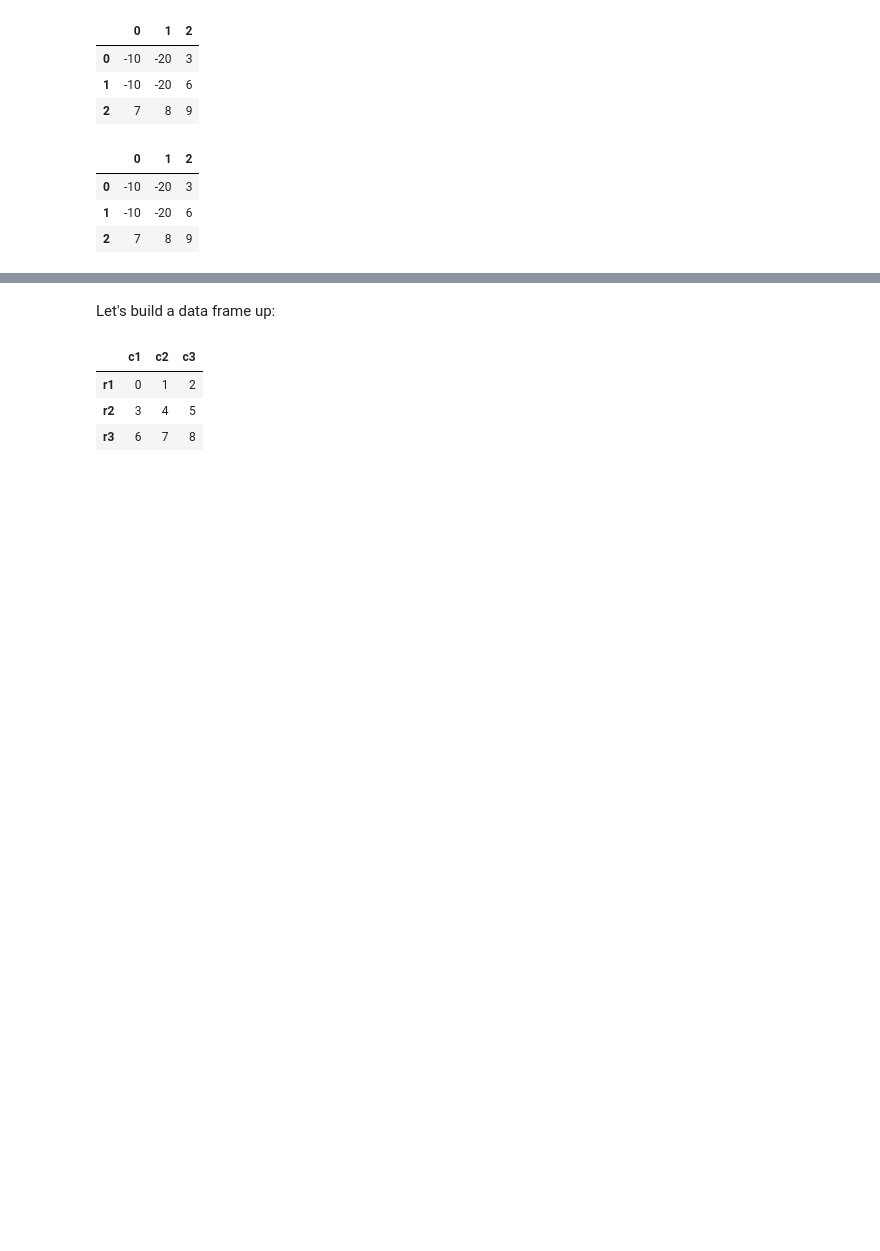
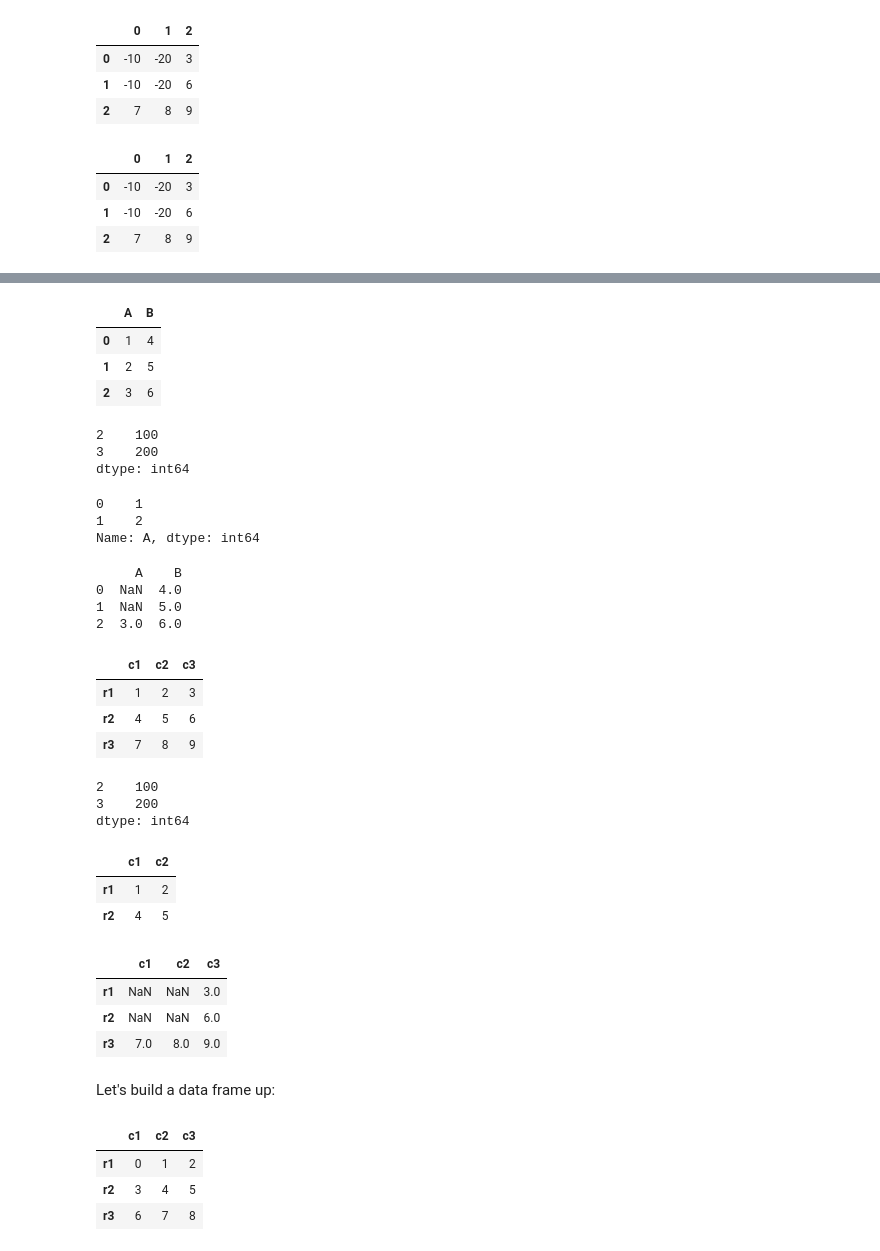
Before and after one commit to AaronHung/fbapt-python, a Jupyter notebook: src/30 - Pandas/05 - Selecting Data/Selecting Data aaron.ipynb, the cells around one changed output, grey strips where cells are left out. Drawn from its saved outputs; the diff is of its cells as text; code cells hidden in the pictures; blank space fills up the shorter version.

```diff
--- a/src/30 - Pandas/05 - Selecting Data/Selecting Data aaron.ipynb
+++ b/src/30 - Pandas/05 - Selecting Data/Selecting Data aaron.ipynb
@@ -257,3 +445,72 @@ df
+# %%
+import pandas as pd
+
+df = pd.DataFrame({
+    'A': [1, 2, 3],
+    'B': [4, 5, 6]
+})
+
+df
+# %% [output]
+|  | A | B |
+| 0 | 1 | 4 |
+| 1 | 2 | 5 |
+| 2 | 3 | 6 |
+# %%
+
+series = pd.Series([100, 200], index=[2, 3])  # Different index labels
+series
+# %% [output]
+2    100
+3    200
+dtype: int64
+# %%
+df.loc[0:1, 'A']
+# %% [output]
+0    1
+1    2
+Name: A, dtype: int64
+# %%
+df.loc[0:1, 'A'] = series
+print(df)
+# %% [output]
+     A    B
+0  NaN  4.0
+1  NaN  5.0
+2  3.0  6.0
+# %%
+df = pd.DataFrame(
+    np.arange(1, 10).reshape(3, 3),
+    columns=['c1', 'c2', 'c3'],
+    index=['r1', 'r2', 'r3']
+)
+df
+# %% [output]
+|  | c1 | c2 | c3 |
+| r1 | 1 | 2 | 3 |
+| r2 | 4 | 5 | 6 |
+| r3 | 7 | 8 | 9 |
+# %%
+series = pd.Series([100, 200], index=[2, 3])  # Different index labels
+series
+# %% [output]
+2    100
+3    200
+dtype: int64
+# %%
+df.loc['r1':'r2', 'c1':'c2']
+# %% [output]
+|  | c1 | c2 |
+| r1 | 1 | 2 |
+| r2 | 4 | 5 |
+# %%
+df.loc['r1':'r2', 'c1':'c2'] = series
+df
+# %% [output]
+|  | c1 | c2 | c3 |
+| r1 | NaN | NaN | 3.0 |
+| r2 | NaN | NaN | 6.0 |
+| r3 | 7.0 | 8.0 | 9.0 |
 # %%
 import numpy as np
 import pandas as pd
```
Also changed, not shown: parts of 26 cells of this notebook.
